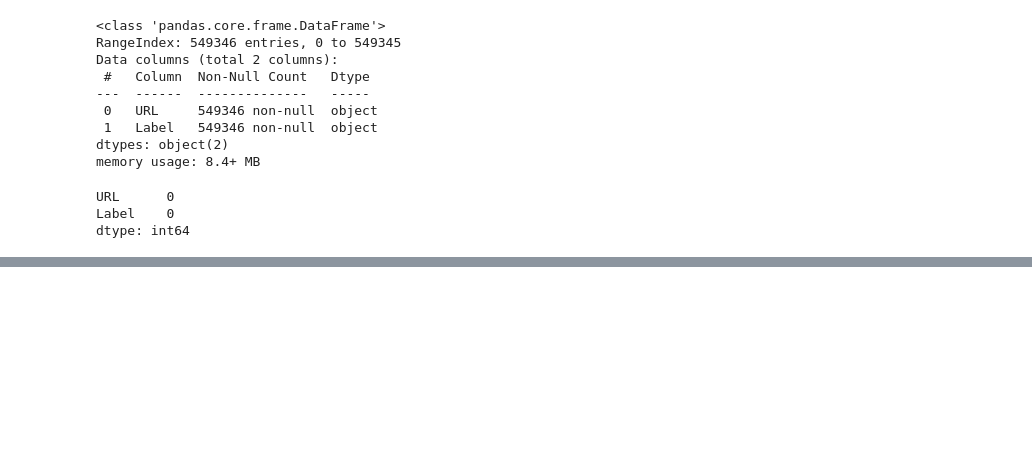
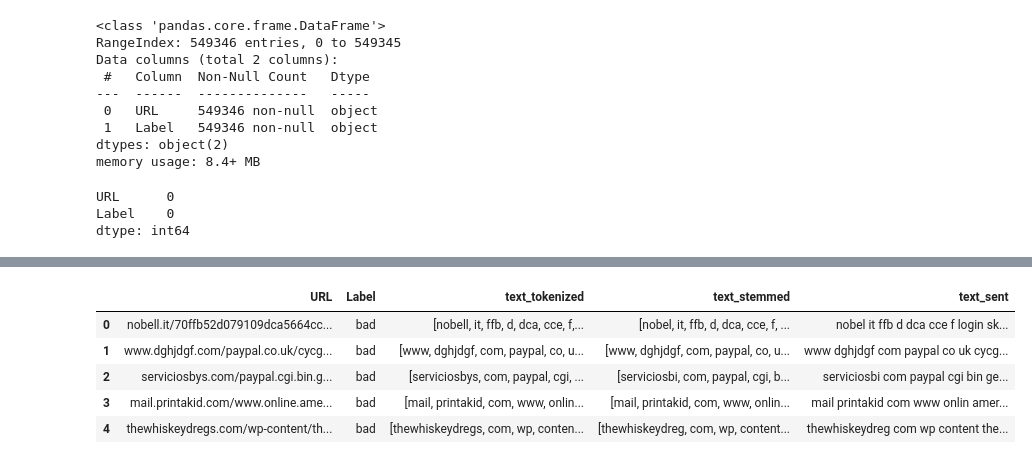
Before and after one commit to giacomovitangeli/phishing-detection, a Jupyter notebook: main.ipynb, the cells around one changed output, grey strips where cells are left out. Cells and saved outputs as stored; diff of their text form; code cells hidden in the pictures; blank space fills up the shorter version.

```diff
--- a/main.ipynb
+++ b/main.ipynb
@@ -54,0 +125,12 @@ fig.show()
+# %%
+bad_sites = urls_df[urls_df.Label == 'bad']
+good_sites = urls_df[urls_df.Label == 'good']
+# %%
+bad_sites.head()
+# %% [output]
+|  | URL | Label | text_tokenized | text_stemmed | text_sent |
+| 0 | nobell.it/70ffb52d079109dca5664cc... | bad | [nobell, it, ffb, d, dca, cce, f,... | [nobel, it, ffb, d, dca, cce, f, ... | nobel it ffb d dca cce f login sk... |
+| 1 | www.dghjdgf.com/paypal.co.uk/cycg... | bad | [www, dghjdgf, com, paypal, co, u... | [www, dghjdgf, com, paypal, co, u... | www dghjdgf com paypal co uk cycg... |
+| 2 | serviciosbys.com/paypal.cgi.bin.g... | bad | [serviciosbys, com, paypal, cgi, ... | [serviciosbi, com, paypal, cgi, b... | serviciosbi com paypal cgi bin ge... |
+| 3 | mail.printakid.com/www.online.ame... | bad | [mail, printakid, com, www, onlin... | [mail, printakid, com, www, onlin... | mail printakid com www onlin amer... |
+| 4 | thewhiskeydregs.com/wp-content/th... | bad | [thewhiskeydregs, com, wp, conten... | [thewhiskeydreg, com, wp, content... | thewhiskeydreg com wp content the... |
```
Also changed, not shown: parts of 16 cells of this notebook, 1 other file.
